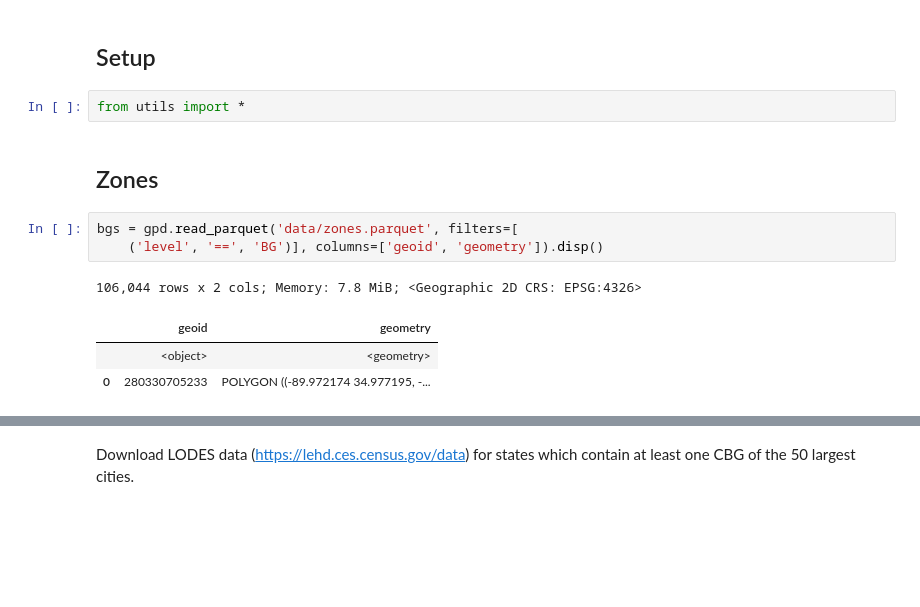
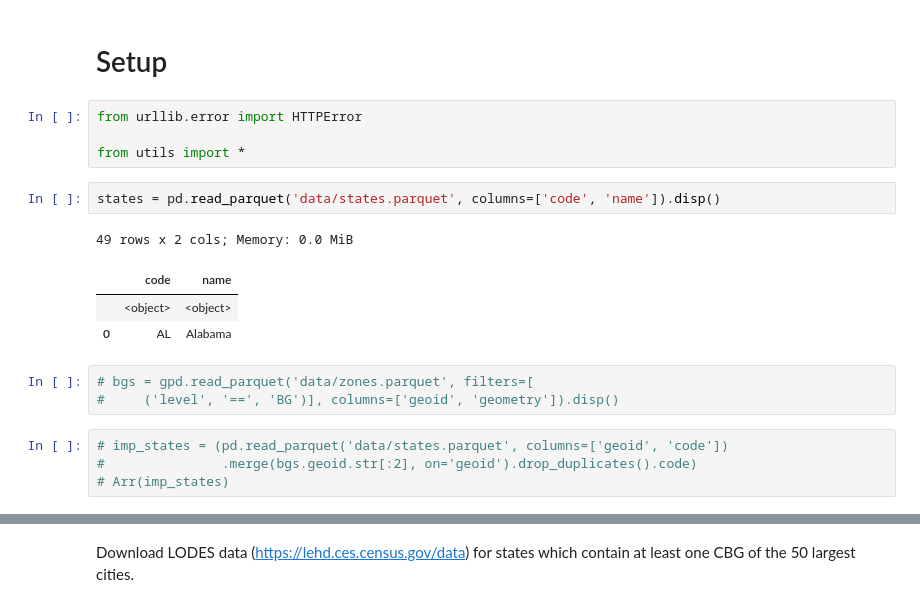
Before and after one commit to rvanxer/spatial_access_america, a Jupyter notebook: 2_Opportunities.ipynb, the cells around one changed output, grey strips where cells are left out. Saved outputs shown, nothing was run; the diff lists cells and outputs as text; blank space fills up the shorter version.

```diff
--- a/2. Opportunities.ipynb
+++ b/2_Opportunities.ipynb
@@ -1,15 +1,21 @@
 # %% [markdown]
-## Setup
+# Setup
 # %%
+from urllib.error import HTTPError
+
 from utils import *
-# %% [markdown]
-## Zones
+# %%
+states = pd.read_parquet('data/states.parquet', columns=['code', 'name']).disp()
+# %% [output]
+49 rows x 2 cols; Memory: 0.0 MiB
+|  | code | name |
+|  | <object> | <object> |
+| 0 | AL | Alabama |
 # %%
-bgs = gpd.read_parquet('data/zones.parquet', filters=[
-    ('level', '==', 'BG')], columns=['geoid', 'geometry']).disp()
+# bgs = gpd.read_parquet('data/zones.parquet', filters=[
+#     ('level', '==', 'BG')], columns=['geoid', 'geometry']).disp()
-# %% [output]
-106,044 rows x 2 cols; Memory: 7.8 MiB; <Geographic 2D CRS: EPSG:4326>
-|  | geoid | geometry |
-|  | <object> | <geometry> |
-| 0 | 280330705233 | POLYGON ((-89.972174 34.977195, -... |
+# %%
+# imp_states = (pd.read_parquet('data/states.parquet', columns=['geoid', 'code'])
+#               .merge(bgs.geoid.str[:2], on='geoid').drop_duplicates().code)
+# Arr(imp_states)
 # %% [markdown]
```
Also changed, not shown: parts of 7 cells of this notebook, 10 other files.
